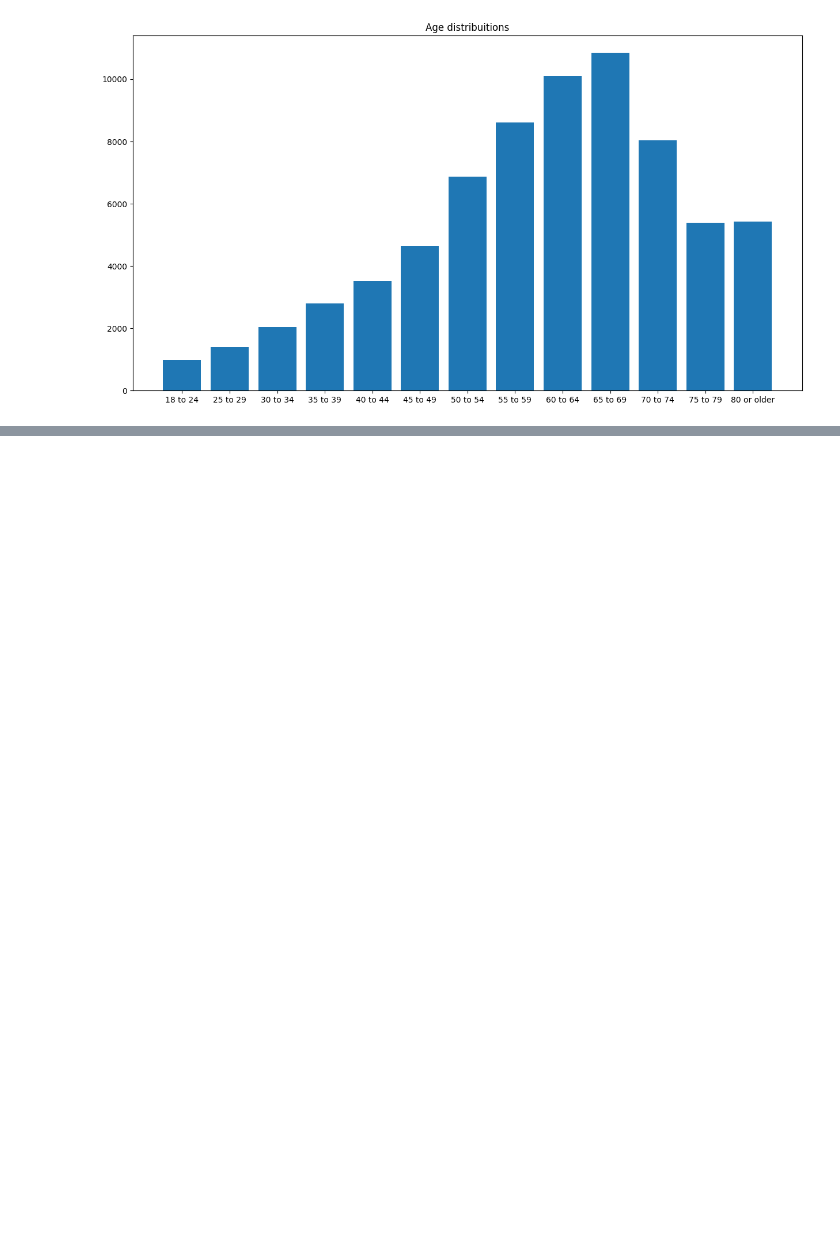
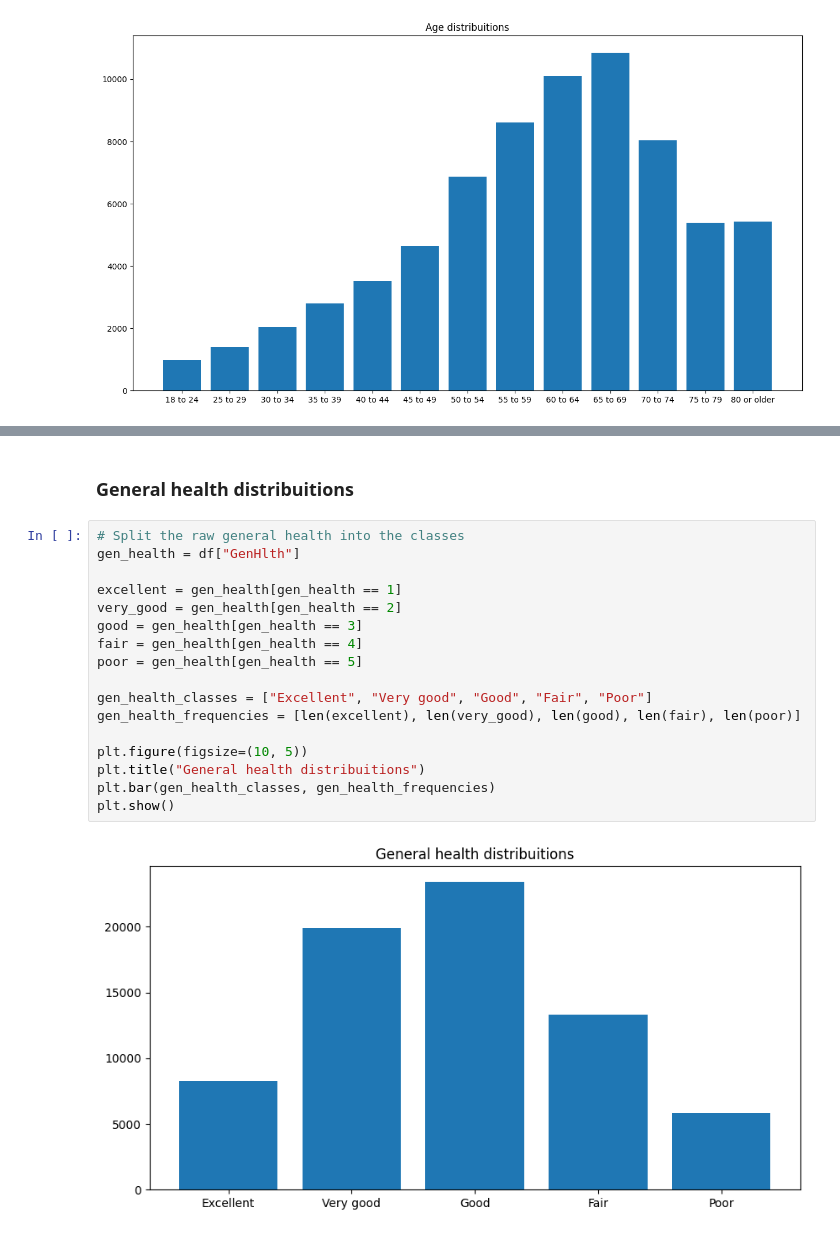
Before and after one commit to CaioNishijo/logistic-regression, a Jupyter notebook: diabetes-project.ipynb, the cells around one changed output, grey strips where cells are left out. Drawn from its saved outputs; the diff is of its cells as text; blank space fills up the shorter version.

```diff
--- a/diabetes-project.ipynb
+++ b/diabetes-project.ipynb
@@ -193,0 +360,21 @@ plt.bar(age_classes, sorted_by_keys_counter.values())
+# %% [markdown]
+### General health distribuitions
+# %%
+# Split the raw general health into the classes
+gen_health = df["GenHlth"]
+
+excellent = gen_health[gen_health == 1]
+very_good = gen_health[gen_health == 2]
+good = gen_health[gen_health == 3]
+fair = gen_health[gen_health == 4]
+poor = gen_health[gen_health == 5]
+
+gen_health_classes = ["Excellent", "Very good", "Good", "Fair", "Poor"]
+gen_health_frequencies = [len(excellent), len(very_good), len(good), len(fair), len(poor)]
+
+plt.figure(figsize=(10, 5))
+plt.title("General health distribuitions")
+plt.bar(gen_health_classes, gen_health_frequencies)
+plt.show()
+# %% [output]
+[figure, added]
```
Also changed, not shown: parts of 17 cells of this notebook, 1 other file.
